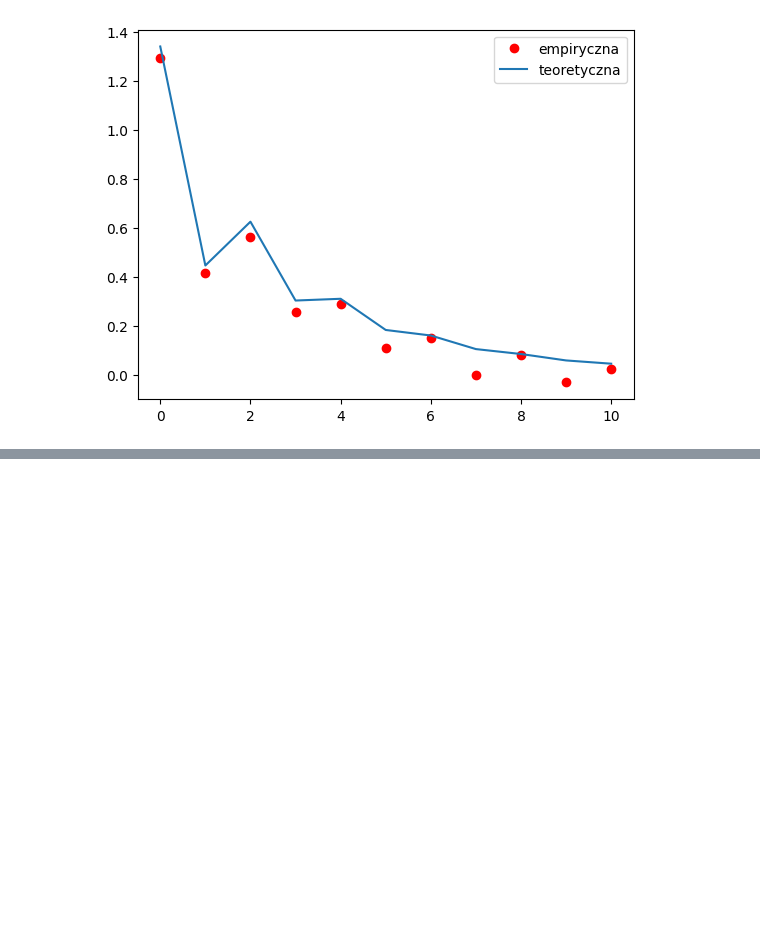
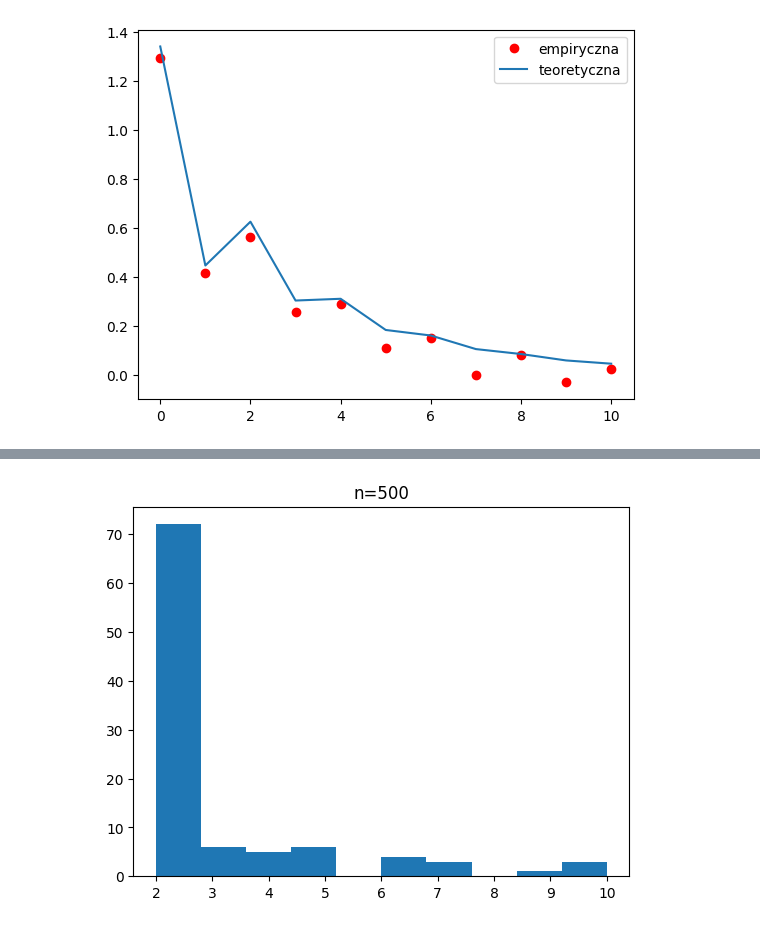
Before and after one commit to rafglo/Computer-Analysis-of-Time-Series, a Jupyter notebook: lista7.ipynb, the cells around one changed output, grey strips where cells are left out. Saved outputs shown, nothing was run; the diff lists cells and outputs as text; code cells hidden in the pictures; blank space fills up the shorter version.

```diff
--- a/lista7.ipynb
+++ b/lista7.ipynb
@@ -165,0 +202,6 @@ plt.show()
+# %%
+plt.hist(p_crits_n[2])
+plt.title("n=500")
+plt.show()
+# %% [output]
+[figure, added]
```
Also changed, not shown: parts of 6 cells of this notebook, 1 other file.
